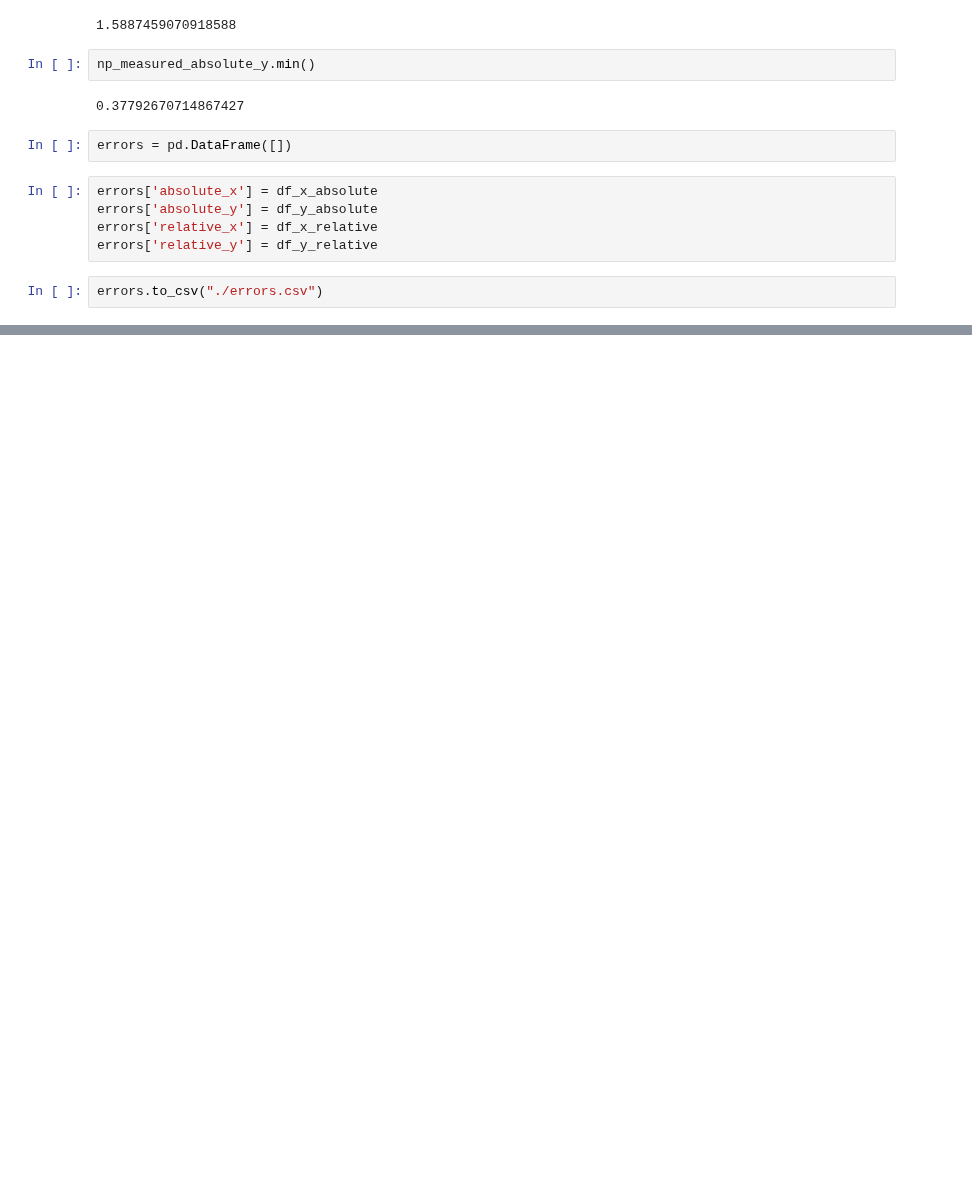
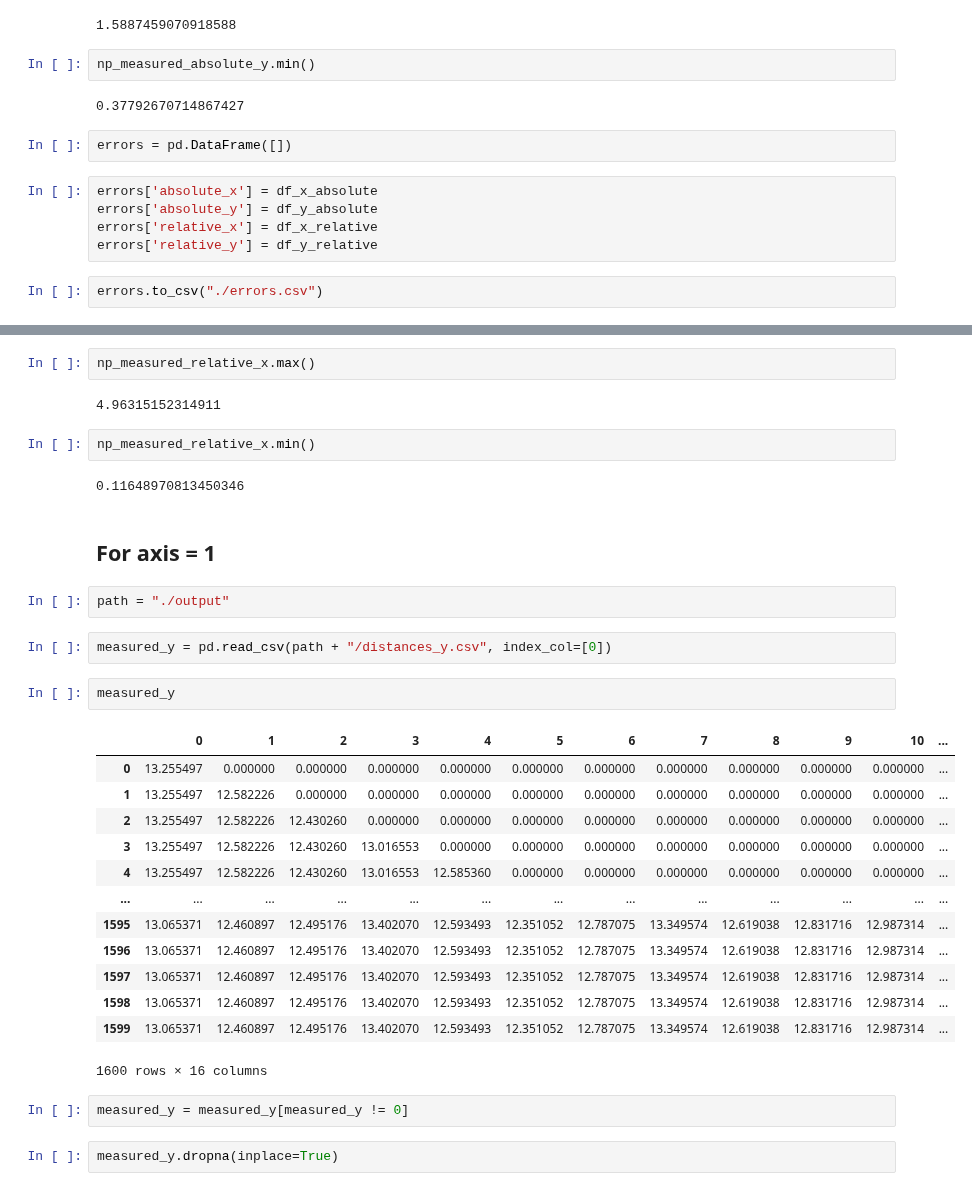
Before and after one commit to enfycius/Bolts, a Jupyter notebook: analysis_distances.ipynb, the cells around one changed output, grey strips where cells are left out. Cells and saved outputs as stored; diff of their text form; blank space fills up the shorter version.

```diff
--- a/analysis_distances.ipynb
+++ b/analysis_distances.ipynb
@@ -559,0 +833,34 @@ errors.to_csv("./errors.csv")
+# %%
+np_measured_relative_x.max()
+# %% [output]
+4.96315152314911
+# %%
+np_measured_relative_x.min()
+# %% [output]
+0.11648970813450346
+# %% [markdown]
+## For axis = 1
+# %%
+path = "./output"
+# %%
+measured_y = pd.read_csv(path + "/distances_y.csv", index_col=[0])
+# %%
+measured_y
+# %% [output]
+|  | 0 | 1 | 2 | 3 | 4 | 5 | 6 | 7 | 8 | 9 | 10 | ... |
+| 0 | 13.255497 | 0.000000 | 0.000000 | 0.000000 | 0.000000 | 0.000000 | 0.000000 | 0.000000 | 0.000000 | 0.000000 | 0.000000 | ... |
+| 1 | 13.255497 | 12.582226 | 0.000000 | 0.000000 | 0.000000 | 0.000000 | 0.000000 | 0.000000 | 0.000000 | 0.000000 | 0.000000 | ... |
+| 2 | 13.255497 | 12.582226 | 12.430260 | 0.000000 | 0.000000 | 0.000000 | 0.000000 | 0.000000 | 0.000000 | 0.000000 | 0.000000 | ... |
+| 3 | 13.255497 | 12.582226 | 12.430260 | 13.016553 | 0.000000 | 0.000000 | 0.000000 | 0.000000 | 0.000000 | 0.000000 | 0.000000 | ... |
+| 4 | 13.255497 | 12.582226 | 12.430260 | 13.016553 | 12.585360 | 0.000000 | 0.000000 | 0.000000 | 0.000000 | 0.000000 | 0.000000 | ... |
+| ... | ... | ... | ... | ... | ... | ... | ... | ... | ... | ... | ... | ... |
+| 1595 | 13.065371 | 12.460897 | 12.495176 | 13.402070 | 12.593493 | 12.351052 | 12.787075 | 13.349574 | 12.619038 | 12.831716 | 12.987314 | ... |
+| 1596 | 13.065371 | 12.460897 | 12.495176 | 13.402070 | 12.593493 | 12.351052 | 12.787075 | 13.349574 | 12.619038 | 12.831716 | 12.987314 | ... |
+| 1597 | 13.065371 | 12.460897 | 12.495176 | 13.402070 | 12.593493 | 12.351052 | 12.787075 | 13.349574 | 12.619038 | 12.831716 | 12.987314 | ... |
+| 1598 | 13.065371 | 12.460897 | 12.495176 | 13.402070 | 12.593493 | 12.351052 | 12.787075 | 13.349574 | 12.619038 | 12.831716 | 12.987314 | ... |
+| 1599 | 13.065371 | 12.460897 | 12.495176 | 13.402070 | 12.593493 | 12.351052 | 12.787075 | 13.349574 | 12.619038 | 12.831716 | 12.987314 | ... |
+1600 rows × 16 columns
+# %%
+measured_y = measured_y[measured_y != 0]
+# %%
+measured_y.dropna(inplace=True)
```
Also changed, not shown: parts of 61 cells of this notebook.
